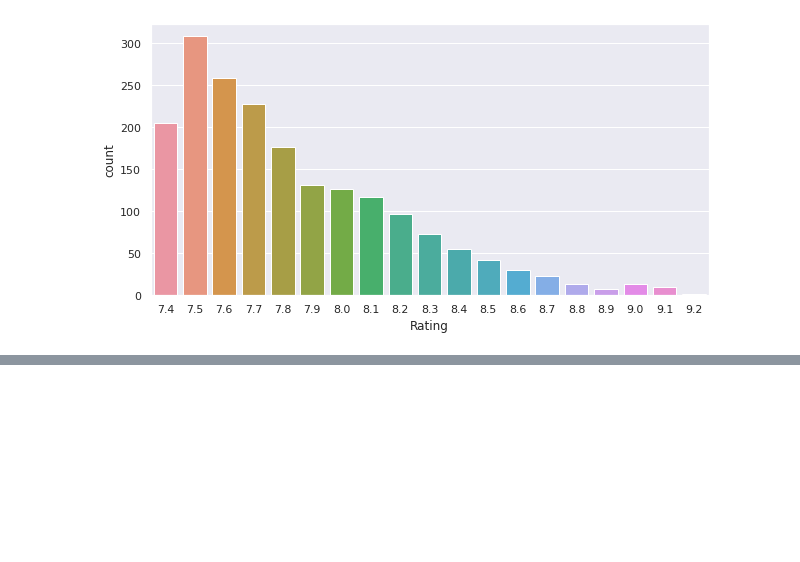
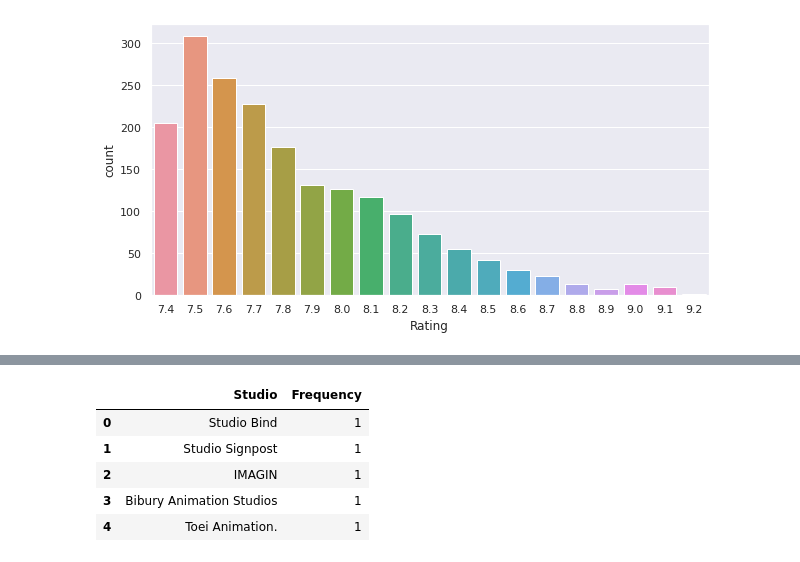
Before and after one commit to mellik21/recommendationBot, a Jupyter notebook: files/visualisation.ipynb, the cells around one changed output, grey strips where cells are left out. Saved outputs shown, nothing was run; the diff lists cells and outputs as text; code cells hidden in the pictures; blank space fills up the shorter version.

```diff
--- a/files/visualisation.ipynb
+++ b/files/visualisation.ipynb
@@ -67,0 +97,9 @@ sns.countplot(y="Studio", data=data)
+# %%
+studio_data.head()
+# %% [output]
+|  | Studio | Frequency |
+| 0 | Studio Bind | 1 |
+| 1 | Studio Signpost | 1 |
+| 2 | IMAGIN | 1 |
+| 3 | Bibury Animation Studios | 1 |
+| 4 | Toei Animation. | 1 |
```
Also changed, not shown: parts of 6 cells of this notebook, 2 other files.
